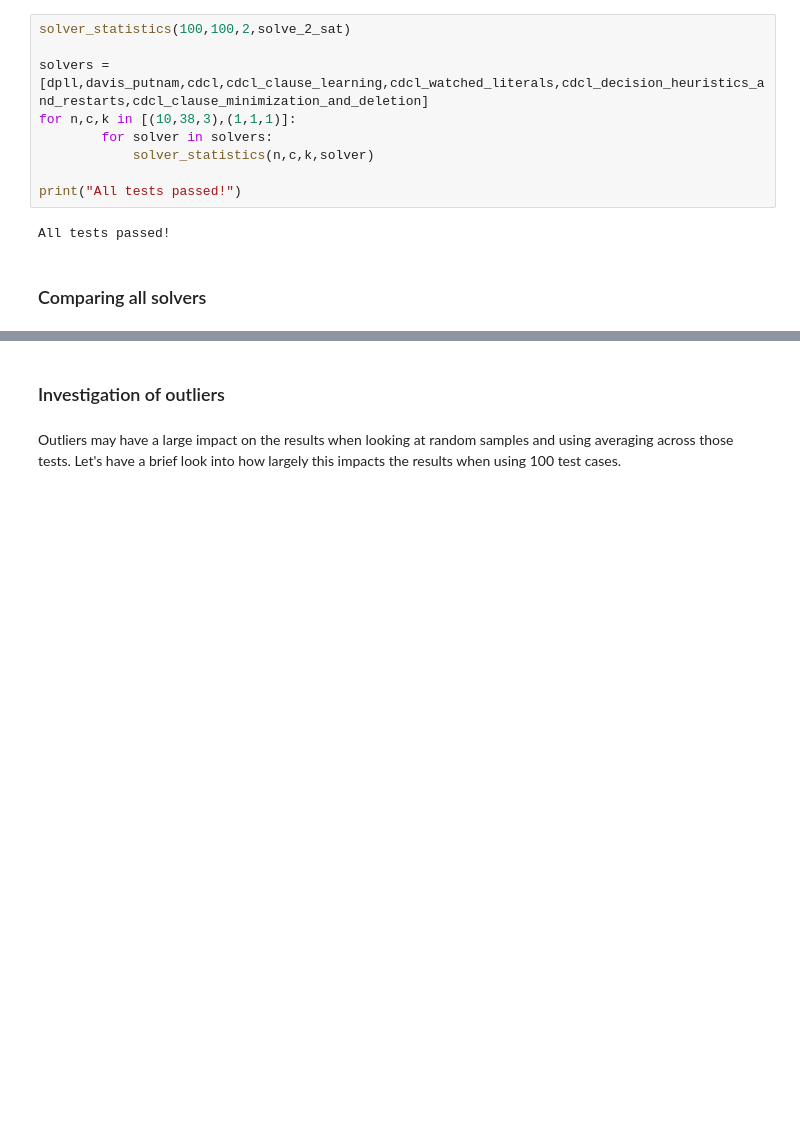
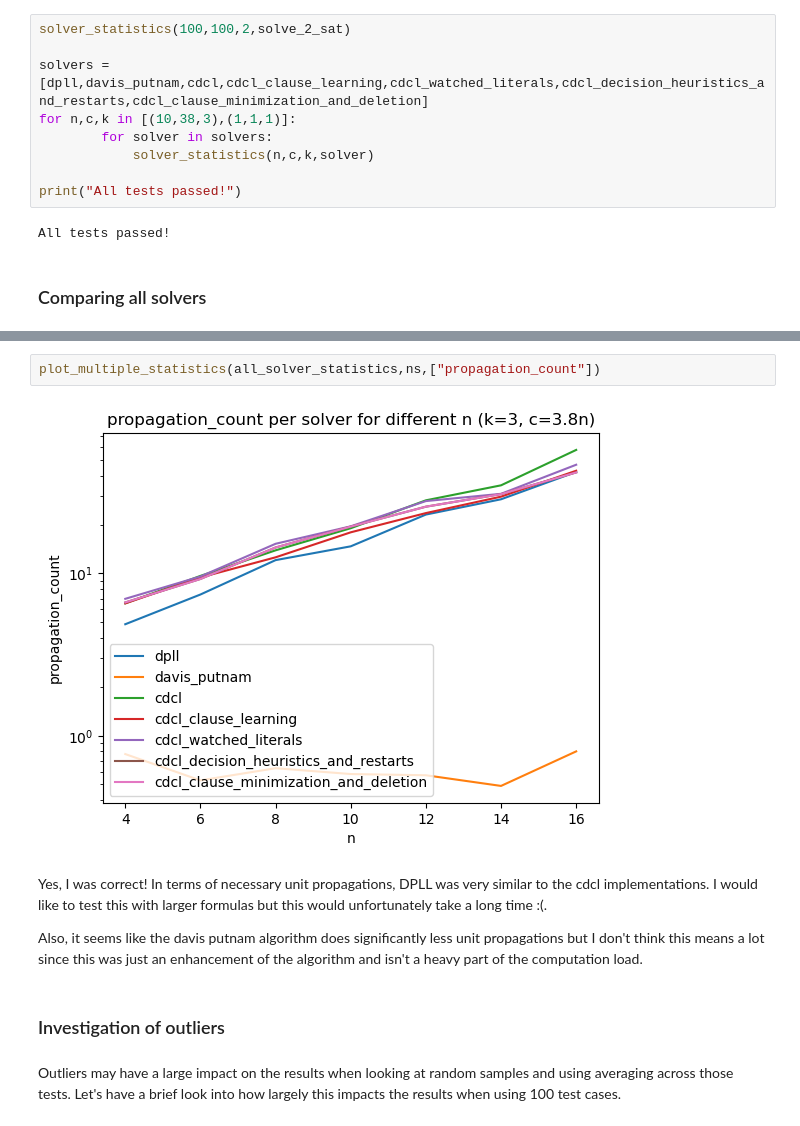
Before and after one commit to NeWildeSache/SAT-Lab, a Jupyter notebook: benchmarks.ipynb, the cells around one changed output, grey strips where cells are left out. Cells and saved outputs as stored; diff of their text form; blank space fills up the shorter version.

```diff
--- a/benchmarks.ipynb
+++ b/benchmarks.ipynb
@@ -52,3 +56,11 @@ As you can see, dpll is clearly the worst for any formula. Interestingly, for ve
+# %%
+plot_multiple_statistics(all_solver_statistics,ns,["propagation_count"])
+# %% [output]
+[figure, added]
+# %% [markdown]
+Yes, I was correct! In terms of necessary unit propagations, DPLL was very similar to the cdcl implementations. I would like to test this with larger formulas but this would unfortunately take a long time :(.
+
+Also, it seems like the davis putnam algorithm does significantly less unit propagations but I don't think this means a lot since this was just an enhancement of the algorithm and isn't a heavy part of the computation load.
 # %% [markdown]
 ### Investigation of outliers
 # %% [markdown]
```
Also changed, not shown: parts of 7 cells of this notebook.
